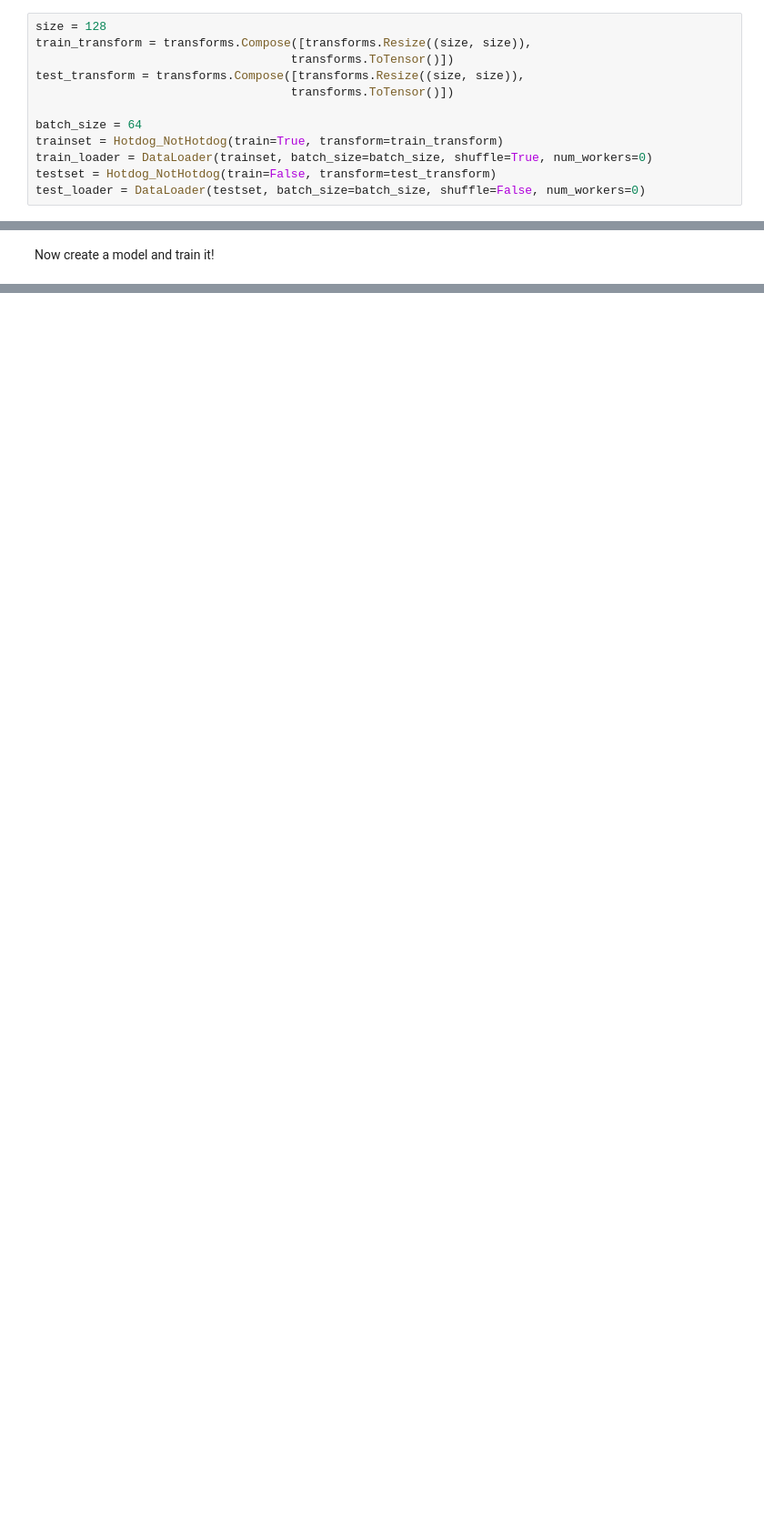
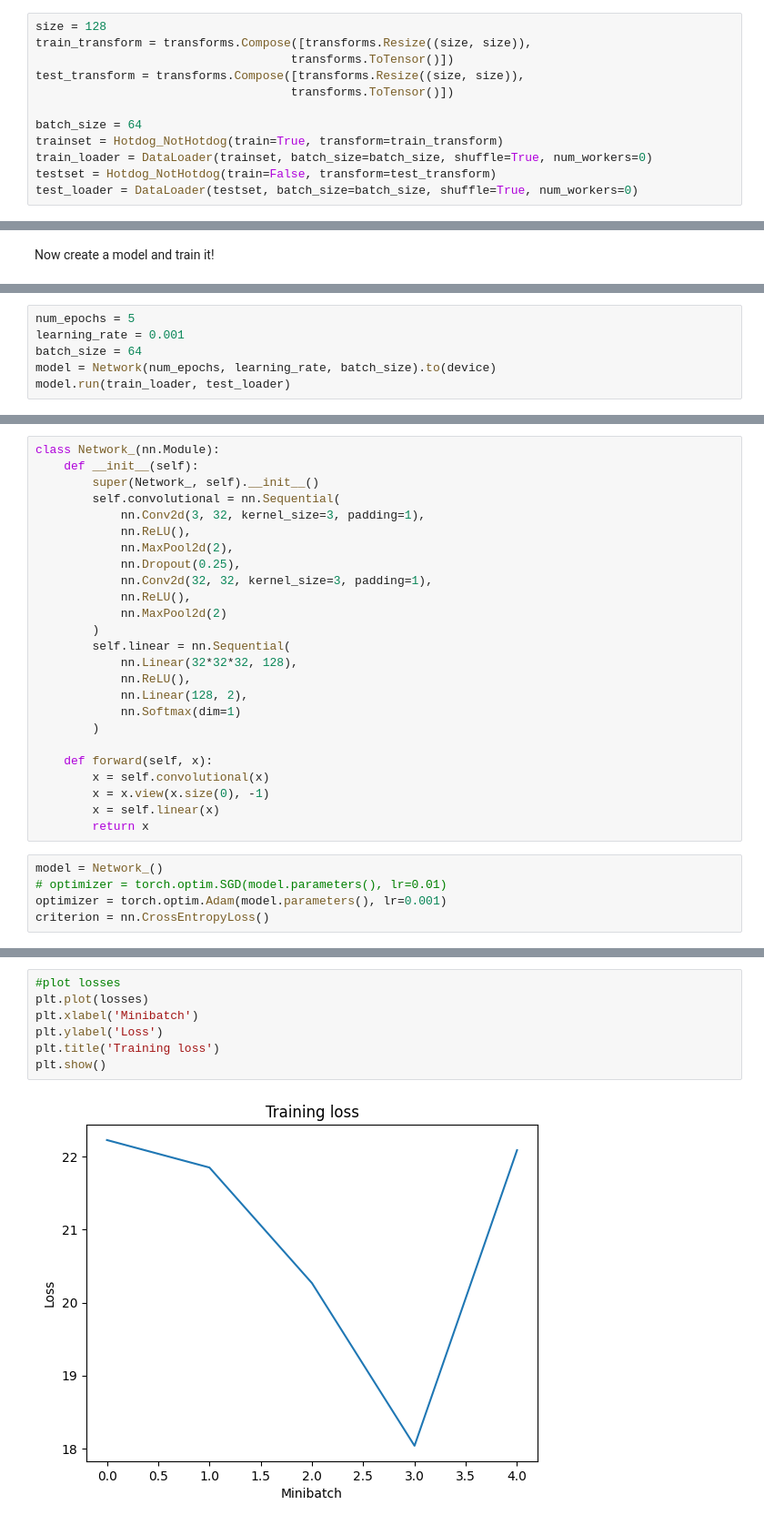
Before and after one commit to GermanButtiero/hotdogs, a Jupyter notebook: IDLCV_Exercise_1_4_hotdog.ipynb, the cells around one changed output, grey strips where cells are left out. Shown at 91% size. Drawn from its saved outputs; the diff is of its cells as text; blank space fills up the shorter version.

Commit message:
added base model

```diff
--- a/IDLCV_Exercise_1_4_hotdog.ipynb
+++ b/IDLCV_Exercise_1_4_hotdog.ipynb
@@ -65,7 +66,7 @@ batch_size = 64
 trainset = Hotdog_NotHotdog(train=True, transform=train_transform)
 train_loader = DataLoader(trainset, batch_size=batch_size, shuffle=True, num_workers=0)
 testset = Hotdog_NotHotdog(train=False, transform=test_transform)
-test_loader = DataLoader(testset, batch_size=batch_size, shuffle=False, num_workers=0)
+test_loader = DataLoader(testset, batch_size=batch_size, shuffle=True, num_workers=0)
 # %% [markdown]
 Let's look at some images from our data
 # %%
@@ -87,0 +176,6 @@ class Network(nn.Module):
+# %%
+num_epochs = 5
+learning_rate = 0.001
+batch_size = 64
+model = Network(num_epochs, learning_rate, batch_size).to(device)
+model.run(train_loader, test_loader)
@@ -87,0 +190,30 @@ class Network(nn.Module):
+# %%
+class Network_(nn.Module):
+    def __init__(self):
+        super(Network_, self).__init__()
+        self.convolutional = nn.Sequential(
+            nn.Conv2d(3, 32, kernel_size=3, padding=1),
+            nn.ReLU(),
+            nn.MaxPool2d(2),
+            nn.Dropout(0.25),
+            nn.Conv2d(32, 32, kernel_size=3, padding=1),
+            nn.ReLU(),
+            nn.MaxPool2d(2)
+        )
+        self.linear = nn.Sequential(
+            nn.Linear(32*32*32, 128),
+            nn.ReLU(),
+            nn.Linear(128, 2),
+            nn.Softmax(dim=1)
+        )
+
+    def forward(self, x):
+        x = self.convolutional(x)
+        x = x.view(x.size(0), -1)
+        x = self.linear(x)
+        return x
+# %%
+model = Network_()
+# optimizer = torch.optim.SGD(model.parameters(), lr=0.01)
+optimizer = torch.optim.Adam(model.parameters(), lr=0.001)
+criterion = nn.CrossEntropyLoss()
@@ -87,0 +265,9 @@ class Network(nn.Module):
+# %%
+#plot losses
+plt.plot(losses)
+plt.xlabel('Minibatch')
+plt.ylabel('Loss')
+plt.title('Training loss')
+plt.show()
+# %% [output]
+[figure, added]
```
Also changed, not shown: parts of 12 cells of this notebook.
